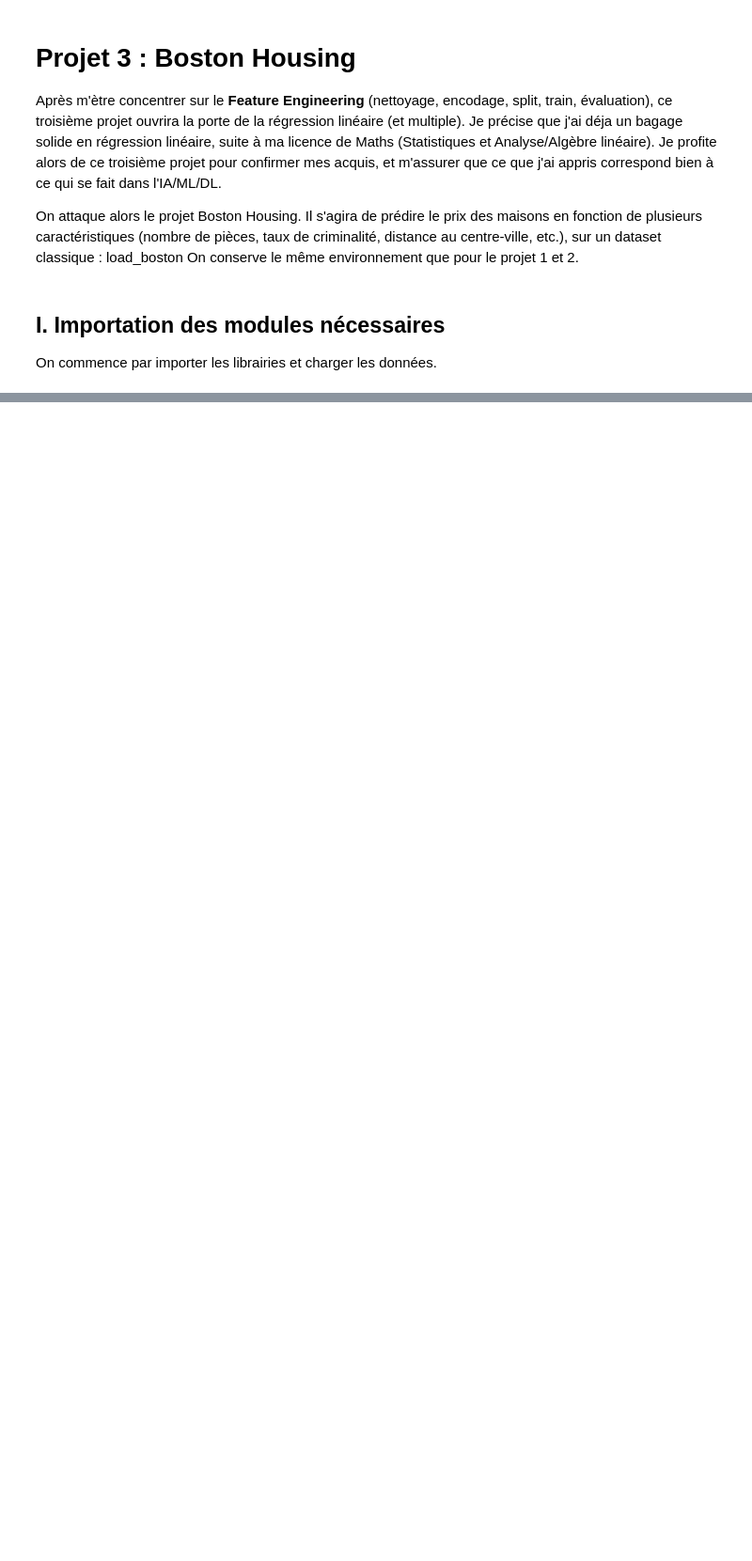
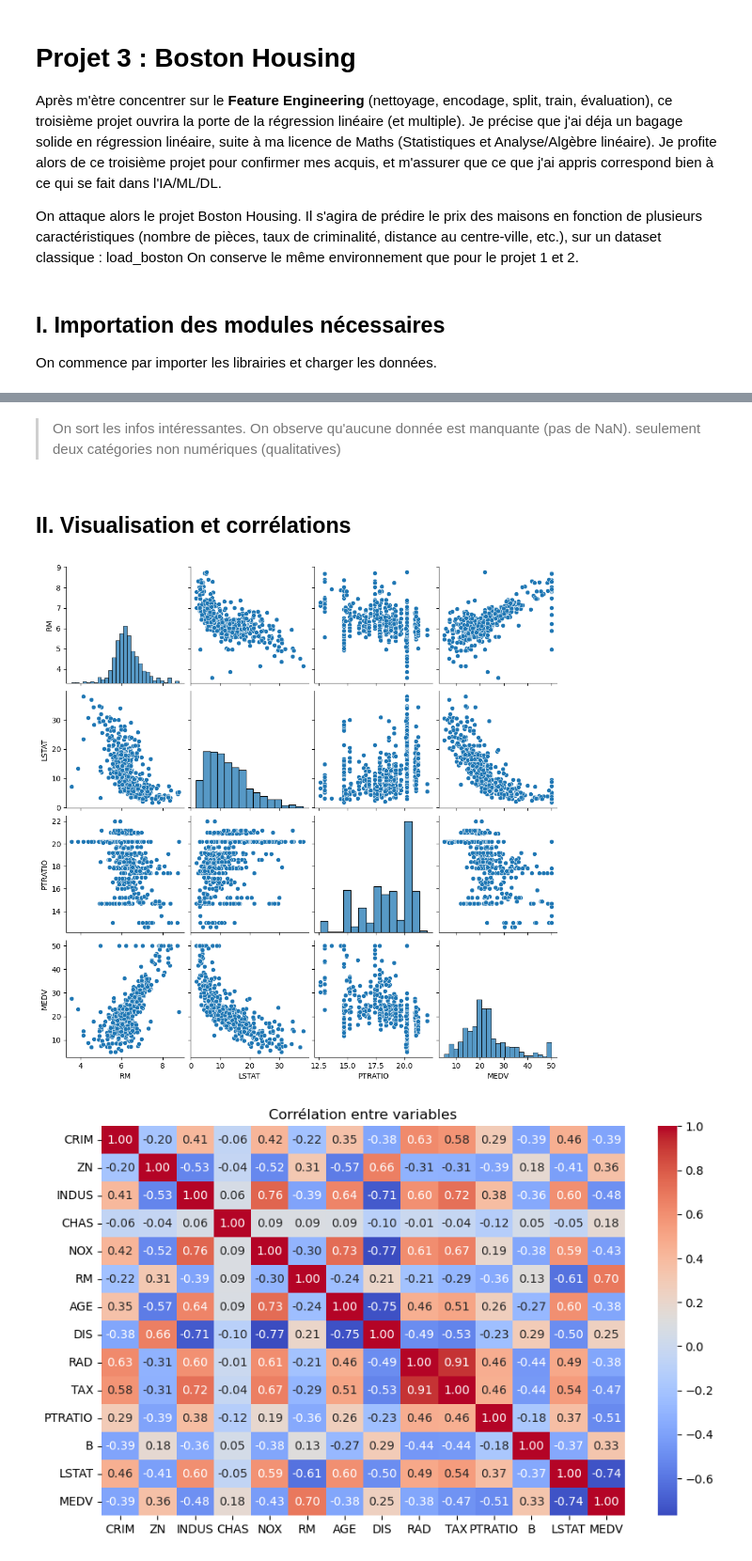
Before and after one commit to ToniMoreau/Portfolio-IA-ML-DL, a Jupyter notebook: 03_Boston_Housing/03_Boston_Housing.ipynb, the cells around one changed output, grey strips where cells are left out. Shown at 94% size. Saved outputs shown, nothing was run; the diff lists cells and outputs as text; code cells hidden in the pictures; blank space fills up the shorter version.

Commit message:
Version Finale Boston Housing

```diff
--- a/03_Boston_Housing/03_Boston_Housing.ipynb
+++ b/03_Boston_Housing/03_Boston_Housing.ipynb
@@ -19,3 +19,7 @@ from sklearn.model_selection import train_test_split
 from sklearn.preprocessing import StandardScaler
 from sklearn.linear_model import LinearRegression
 from sklearn.metrics import mean_absolute_error, mean_squared_error, r2_score
+# %%
+boston = fetch_openml(name="boston", version=1, as_frame=True)
+df = boston.frame
+df.head()
@@ -21,0 +70,14 @@ from sklearn.metrics import mean_absolute_error, mean_squared_error, r2_score
+# %% [markdown]
+> On sort les infos intéressantes. On observe qu'aucune donnée est manquante (pas de NaN). seulement deux catégories non numériques (qualitatives)
+# %% [markdown]
+## II. Visualisation et corrélations
+# %%
+sns.pairplot(df[['RM', 'LSTAT', 'PTRATIO', 'MEDV']])
+plt.show()
+plt.figure(figsize=(10,6))
+sns.heatmap(df.corr(), annot=True, cmap='coolwarm', fmt=".2f")
+plt.title("Corrélation entre variables")
+plt.show()
+# %% [output]
+[figure, added]
+[figure, added]
```
Also changed, not shown: parts of 13 cells of this notebook.
